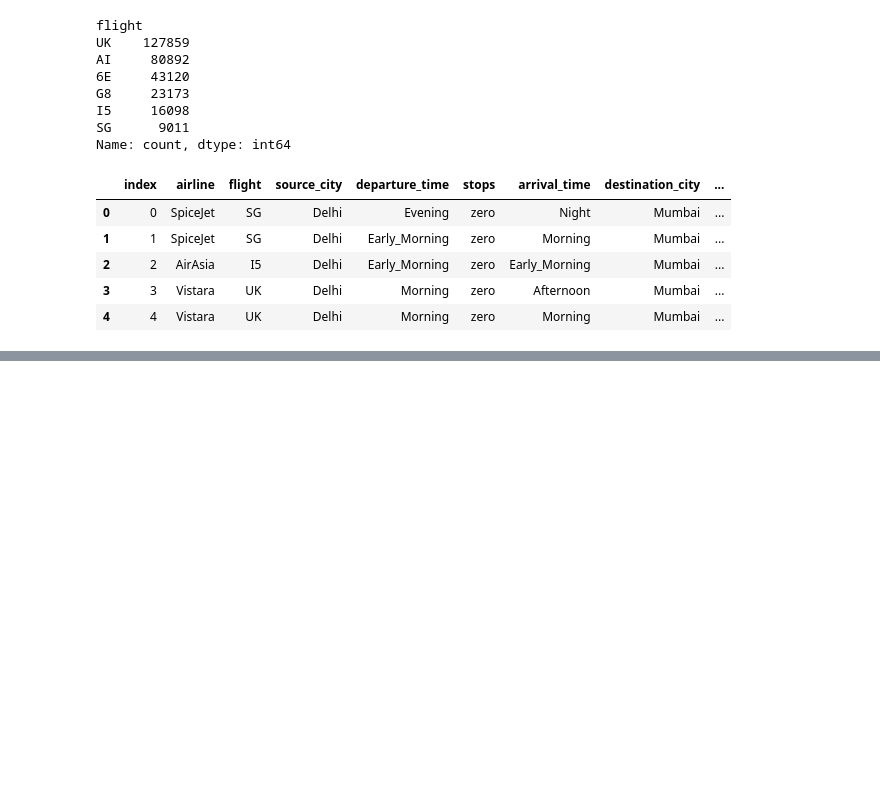
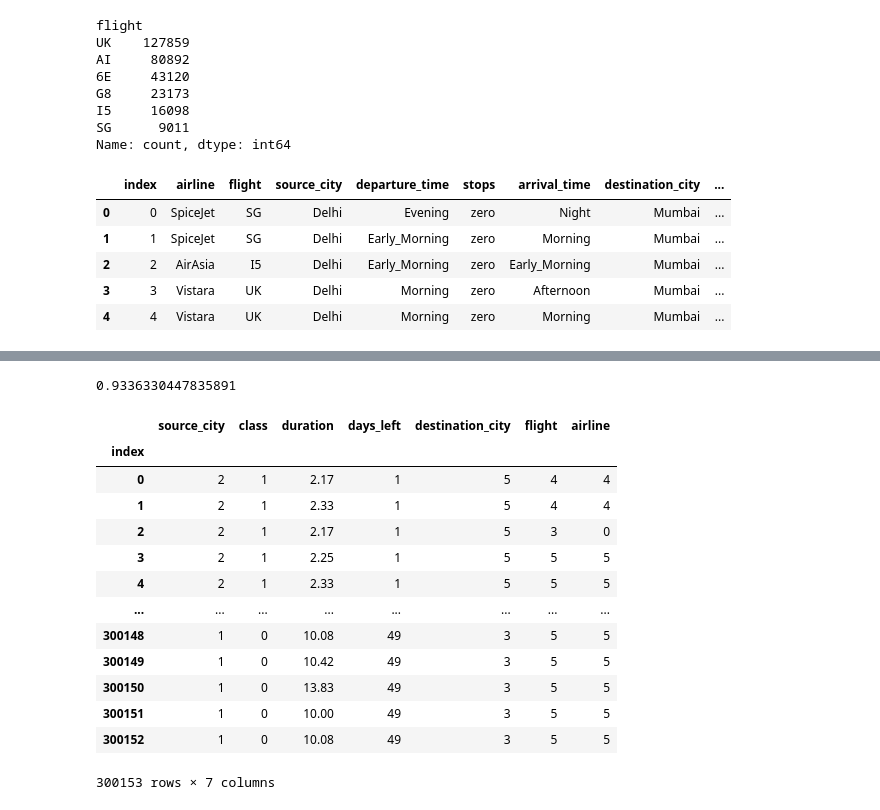
Before and after one commit to Ahmed2797/End_To_End_ML-Project, a Jupyter notebook: data/model_trainer.ipynb, the cells around one changed output, grey strips where cells are left out. Saved outputs shown, nothing was run; the diff lists cells and outputs as text; code cells hidden in the pictures; blank space fills up the shorter version.

```diff
--- a/data/model_trainer.ipynb
+++ b/data/model_trainer.ipynb
@@ -76,0 +152,3 @@ data.head()
+# %%
+x = data.drop('price',axis=1)
+y = data.price
@@ -76,0 +175,19 @@ data.head()
+# %%
+from sklearn.feature_selection import SelectFromModel
+
+rf = RandomForestRegressor(n_estimators=100, random_state=42)
+rf.fit(x, y)
+
+selector = SelectFromModel(rf, threshold=0.01, prefit=True)
+X_selected = selector.transform(x)
+
+
+selected_features = x.columns[selector.get_support()]
+print("Selected Features:", selected_features)
+
+importances = rf.feature_importances_
+feature_names = x.columns
+
+feat_importances = pd.Series(importances, index=feature_names)
+feat_importances = feat_importances.sort_values(ascending=False)
+print(feat_importances)
@@ -76,0 +217,6 @@ data.head()
+# %%
+x_train,xtest,ytrain,ytest = train_test_split(X_selected,y,test_size=0.2,random_state=42)
+rf.fit(x_train,ytrain)
+print(rf.score(xtest,ytest))
+# %% [output]
+0.9336330447835891
@@ -76,0 +225,19 @@ data.head()
+# %%
+new_x = x[['source_city', 'class', 'duration', 'days_left','destination_city','flight','airline']]
+# %%
+new_x
+# %% [output]
+|  | source_city | class | duration | days_left | destination_city | flight | airline |
+| index |  |  |  |  |  |  |  |
+| 0 | 2 | 1 | 2.17 | 1 | 5 | 4 | 4 |
+| 1 | 2 | 1 | 2.33 | 1 | 5 | 4 | 4 |
+| 2 | 2 | 1 | 2.17 | 1 | 5 | 3 | 0 |
+| 3 | 2 | 1 | 2.25 | 1 | 5 | 5 | 5 |
+| 4 | 2 | 1 | 2.33 | 1 | 5 | 5 | 5 |
+| ... | ... | ... | ... | ... | ... | ... | ... |
+| 300148 | 1 | 0 | 10.08 | 49 | 3 | 5 | 5 |
+| 300149 | 1 | 0 | 10.42 | 49 | 3 | 5 | 5 |
+| 300150 | 1 | 0 | 13.83 | 49 | 3 | 5 | 5 |
+| 300151 | 1 | 0 | 10.00 | 49 | 3 | 5 | 5 |
+| 300152 | 1 | 0 | 10.08 | 49 | 3 | 5 | 5 |
+300153 rows × 7 columns
```
Also changed, not shown: parts of 26 cells of this notebook, 7 other files.
